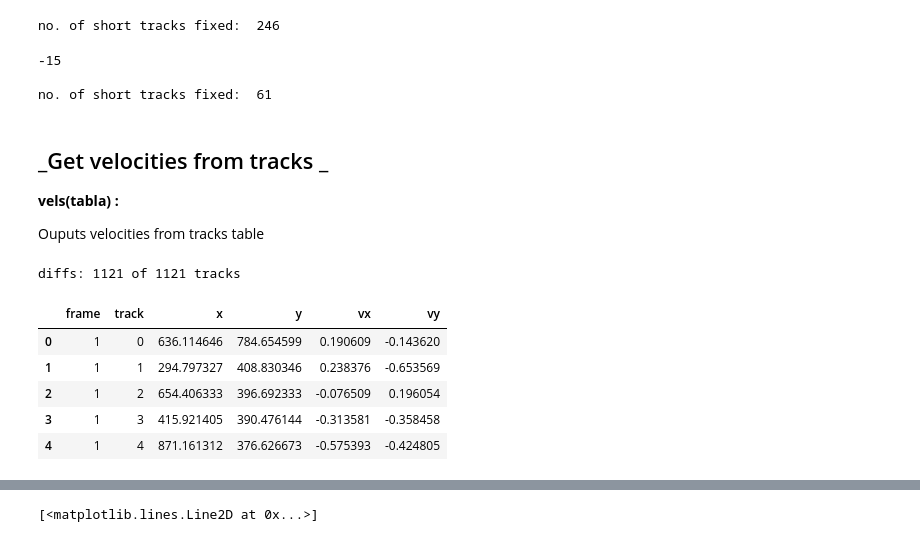
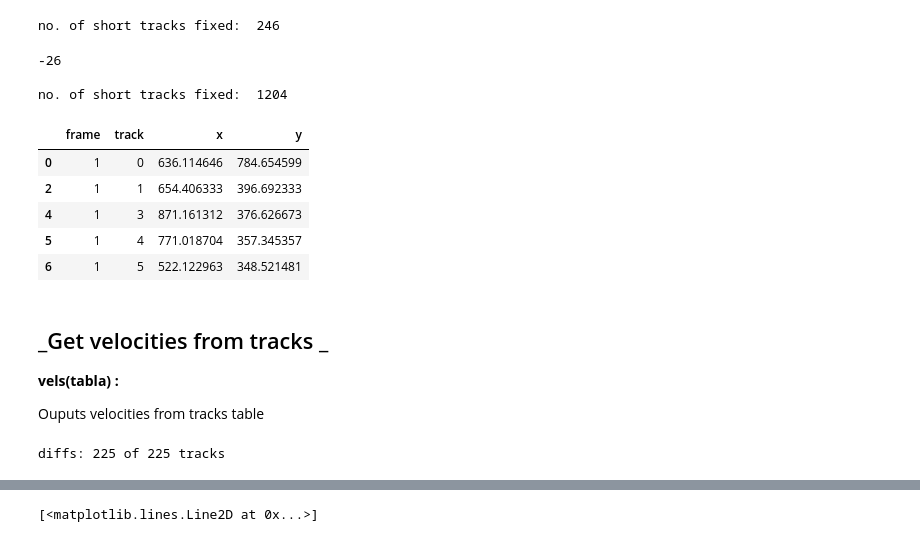
Before and after one commit to fvegar/Tracks, a Jupyter notebook: tracks_processing.ipynb, the cells around one changed output, grey strips where cells are left out. Saved outputs shown, nothing was run; the diff lists cells and outputs as text; code cells hidden in the pictures.

```diff
--- a/tracks_processing.ipynb
+++ b/tracks_processing.ipynb
@@ -66,6 +66,7 @@ def get_info(hash_prefix):
     with open(nombre) as f:
         jsonstr = json.load(f)
     info = pd.io.json.json_normalize(jsonstr)
+    display(HTML(info.T.to_html()))
     return info
 
 def simple_pickle_read(nombre):
@@ -79,6 +80,8 @@ def simple_pickle_read(nombre):
     Ntracks = np.max(tabla.track)
     print('Number of frames in the movie: ', Nframes)
     print('Number of tracks detected along: ', Ntracks)
+    print('\nFirst 5 rows of imported table:\n')
+    display(HTML(tabla.head().to_html()))
     return tabla
 # %%
 hash_prefix = 7406525166311639896
@@ -217,14 +221,20 @@ reset_track_indexes(datos);
 no. of short tracks fixed:  246
 # %%
 # drop tracks that last just 1 frame, store the dropped tracks list in one_list
-datos_20 = short_drop(20,datos)
+datos_2000 = short_drop(2000,datos)
 # re-index table, so that no empty tracks are left
-datos_20 = reset_track_indexes(datos_20)
-#datos_20.head()
+datos_2000 = reset_track_indexes(datos_2000)
+datos_2000.head()
 # %% [output]
--15
+-26
 
-no. of short tracks fixed:  61
+no. of short tracks fixed:  1204
+|  | frame | track | x | y |
+| 0 | 1 | 0 | 636.114646 | 784.654599 |
+| 2 | 1 | 1 | 654.406333 | 396.692333 |
+| 4 | 1 | 3 | 871.161312 | 376.626673 |
+| 5 | 1 | 4 | 771.018704 | 357.345357 |
+| 6 | 1 | 5 | 522.122963 | 348.521481 |
 # %% [markdown]
 ## _Get velocities from tracks _
 
@@ -256,16 +266,7 @@ def vels_gradient(tabla):
     print('\n')
     return tabla
 # %%
-vels_diff(datos_20);
+vels_diff(datos_2000);
 #tabla_grad = vels_gradient(tabla)
 # %% [output]
-diffs: 1121 of 1121 tracks
+diffs: 225 of 225 tracks
-# %%
-datos_20.head()
-# %% [output]
-|  | frame | track | x | y | vx | vy |
-| 0 | 1 | 0 | 636.114646 | 784.654599 | 0.190609 | -0.143620 |
-| 1 | 1 | 1 | 294.797327 | 408.830346 | 0.238376 | -0.653569 |
-| 2 | 1 | 2 | 654.406333 | 396.692333 | -0.076509 | 0.196054 |
-| 3 | 1 | 3 | 415.921405 | 390.476144 | -0.313581 | -0.358458 |
-| 4 | 1 | 4 | 871.161312 | 376.626673 | -0.575393 | -0.424805 |
```
Also changed, not shown: parts of 11 cells of this notebook.
